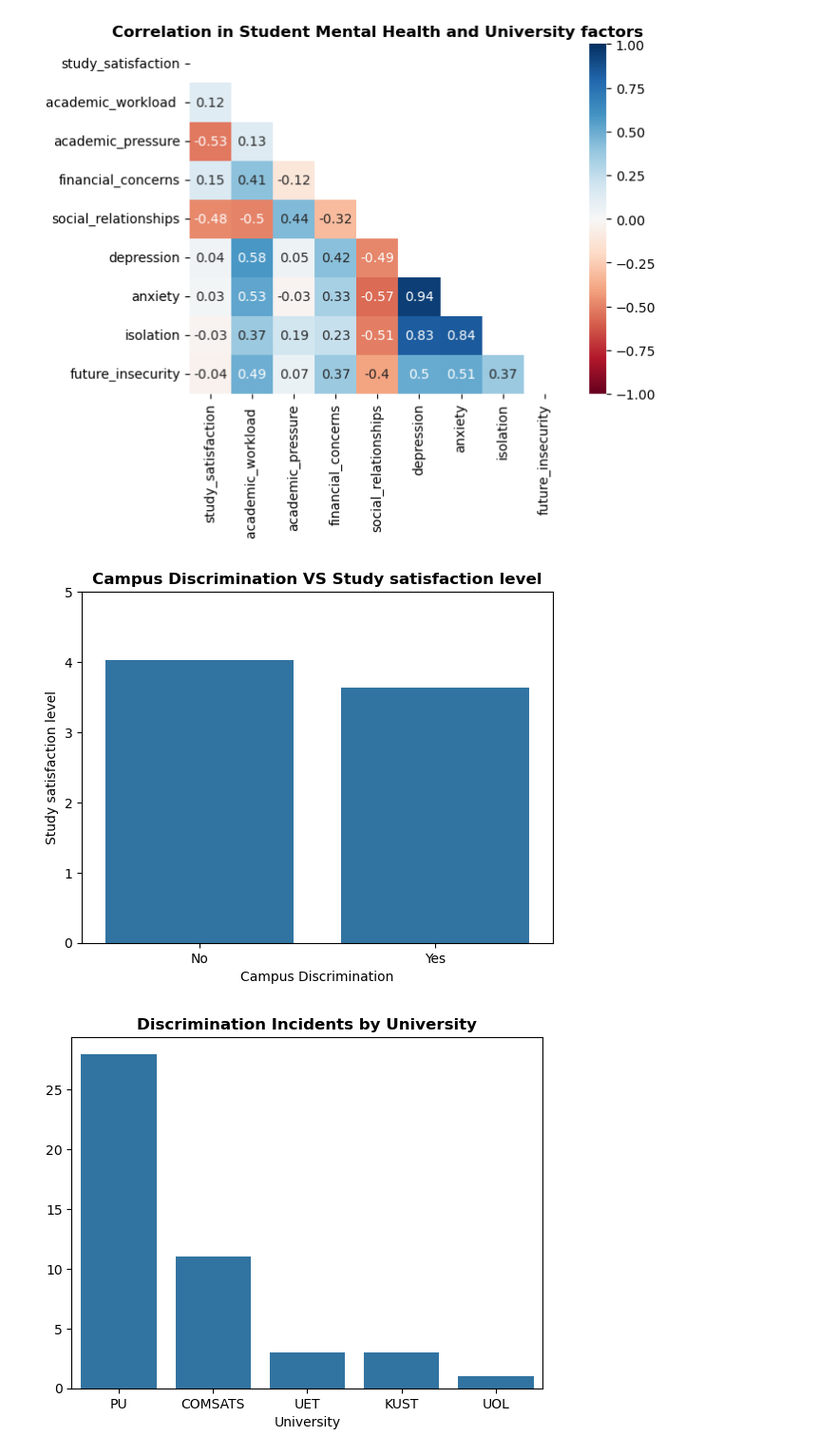
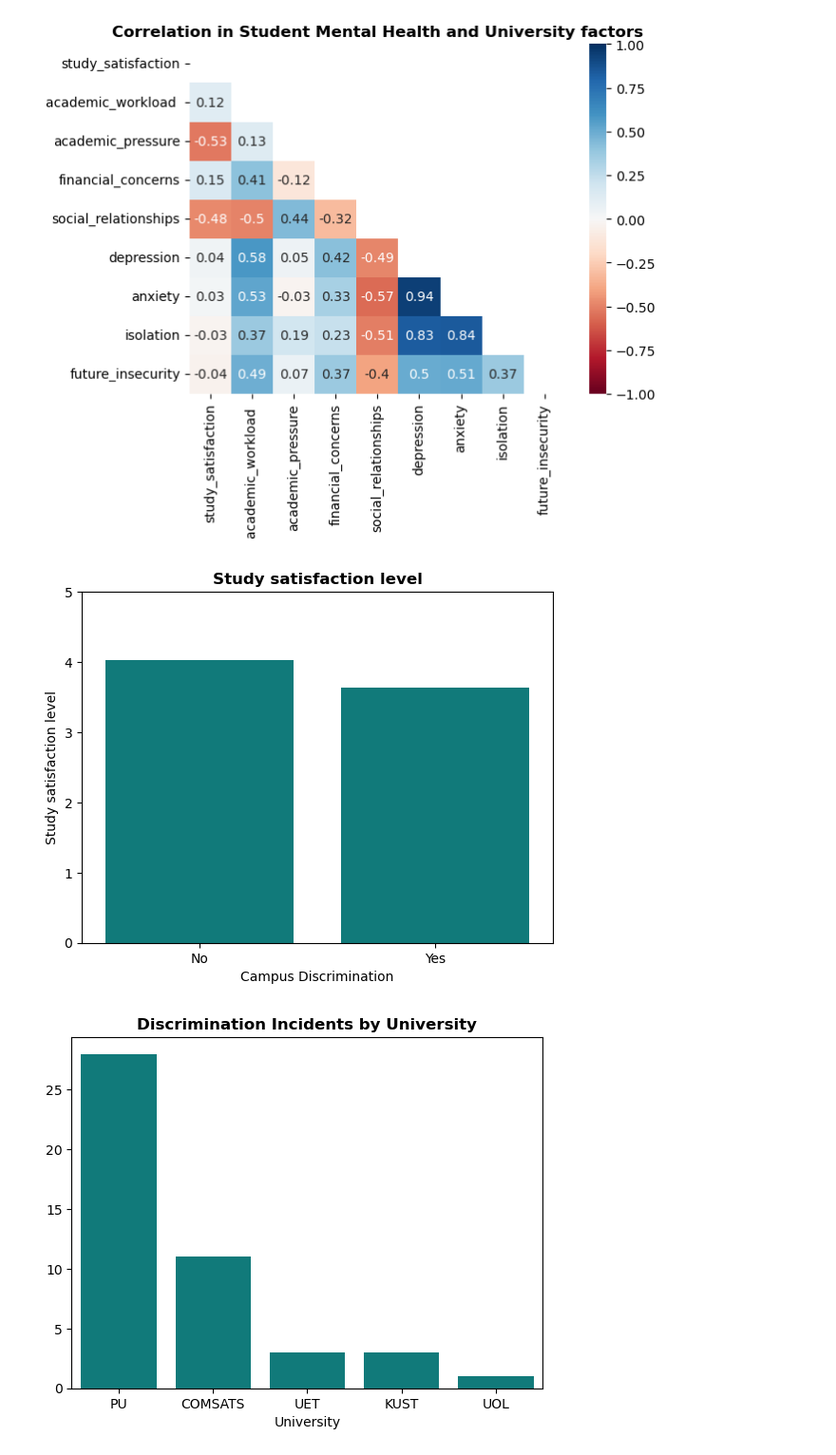
Before and after one commit to provence2911/Python_Data_Project, a Jupyter notebook: Project_2_Mental_Health_Survey/EDA.ipynb, the cells around one changed output. Shown at 95% size. Drawn from its saved outputs; the diff is of its cells as text; code cells hidden in the pictures.

```diff
--- a/Project_2_Mental_Health_Survey/EDA.ipynb
+++ b/Project_2_Mental_Health_Survey/EDA.ipynb
@@ -59,14 +59,14 @@ Text(0.5, 1.0, 'Correlation in Student Mental Health and University factors')
 # %%
 # Campus Discrimination VS Study satisfaction level
 satisfaction = df.pivot_table(index='campus_discrimination', values='study_satisfaction', aggfunc='mean')
-sns.barplot(satisfaction, x= satisfaction.index, y = 'study_satisfaction')
+sns.barplot(satisfaction, x= satisfaction.index, y = 'study_satisfaction', color='darkcyan')
 plt.ylim(0,5)
 plt.xlabel('Campus Discrimination')
 plt.ylabel('Study satisfaction level')
-plt.title('Campus Discrimination VS Study satisfaction level', fontweight='bold')
+plt.title('Study satisfaction level', fontweight='bold')
 plt.show()
 # %% [output]
-[figure, old version]
+[figure, new version]
 # %%
 # Discrimination by university
 df_discriminated_univ = df_discriminated.university.value_counts().sort_values(ascending=False)
```
Also changed, not shown: parts of 2 cells of this notebook.
